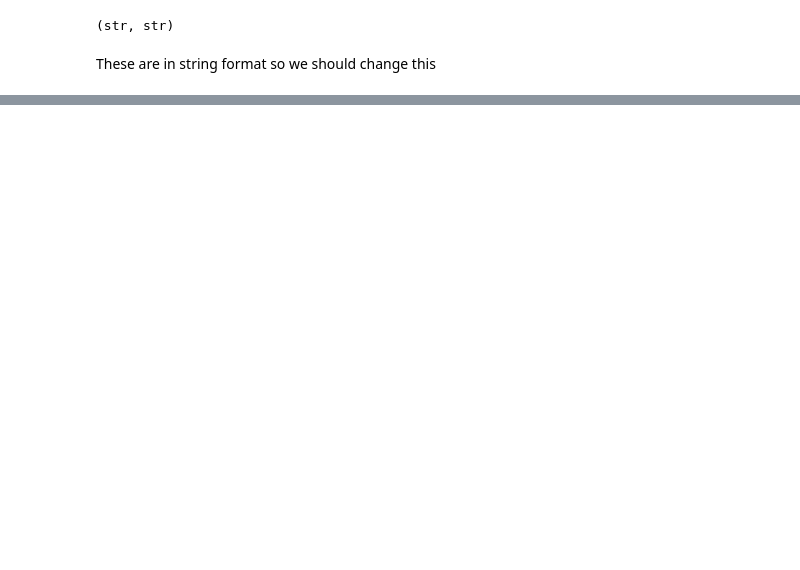
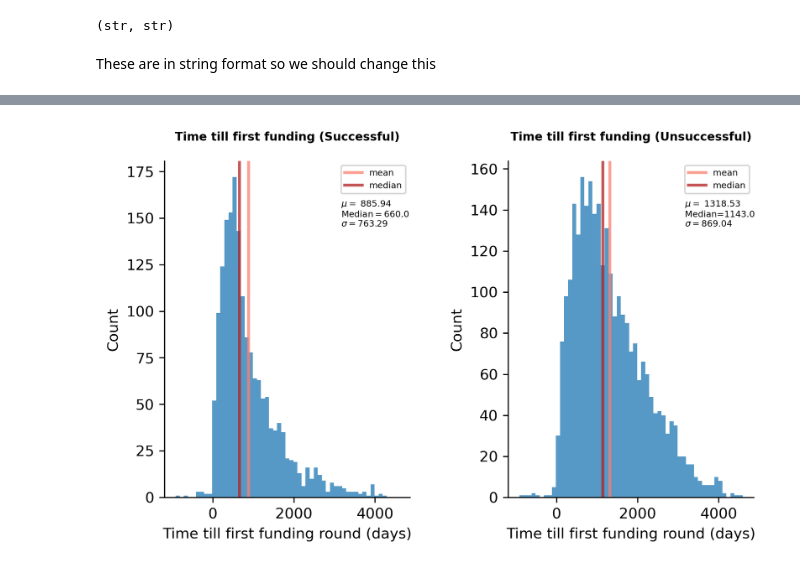
Before and after one commit to velapartners/moneyball-temporal-v1, a Jupyter notebook: feature_exploration.ipynb, the cells around one changed output, grey strips where cells are left out. Saved outputs shown, nothing was run; the diff lists cells and outputs as text; code cells hidden in the pictures; blank space fills up the shorter version.

Commit message:
made final plots for temporal feature exploarion

```diff
--- a/feature_exploration.ipynb
+++ b/feature_exploration.ipynb
@@ -279,0 +282,9 @@ Now we are ready to find the earliest founding date of each company
+# %%
+# we loop over all the uuids in our success column and get the earliest funding
+# we add this information to a new column in our pandas dataframe called 'earliest_funding'
+for i, row in df_company_success.iterrows():
+    df_company_success.loc[df_company_success['org_uuid'] == row['org_uuid'], 'earliest_funding'] = df_rounds_success.loc[df_rounds_success['org_uuid'] == row['org_uuid']]['round_created_at'].min()
+
+# do the same for unsuccessful companies
+for i, row in df_company_fail.iterrows():
+    df_company_fail.loc[df_company_fail['org_uuid'] == row['org_uuid'], 'earliest_funding'] = df_rounds_fail.loc[df_rounds_fail['org_uuid'] == row['org_uuid']]['round_created_at'].min()
@@ -279,0 +304,8 @@ Now we are ready to find the earliest founding date of each company
+# %%
+df_company_success['time_first_funding'] = df_company_success['earliest_funding'] - df_company_success['founded_on']
+df_company_fail['time_first_funding'] = df_company_fail['earliest_funding'] - df_company_fail['founded_on']
+
+# we will also add a normalised column
+min_max_scaler = preprocessing.MinMaxScaler()
+df_company_success['time_first_funding_normalised'] = min_max_scaler.fit_transform(df_company_success['time_first_funding'].dt.days.to_numpy().reshape(-1, 1))
+df_company_fail['time_first_funding_normalised'] = min_max_scaler.fit_transform(df_company_fail['time_first_funding'].dt.days.to_numpy().reshape(-1, 1))
@@ -279,0 +314,80 @@ Now we are ready to find the earliest founding date of each company
+# %%
+# Define figure
+fig, axes = plt.subplots(1, 2, figsize=(8, 4), dpi=300, facecolor='w')
+
+for i, ax in enumerate(axes.flatten()):
+
+    if (i % 2) == 0:
+
+        ax.hist(df_company_success['time_first_funding'].dt.days.to_numpy(),
+                bins=np.arange(df_company_fail['time_first_funding'].dt.days.min(), df_company_fail['time_first_funding'].dt.days.max(), 100),
+                alpha=0.75)
+
+        # add mean and median
+        mean        = np.round(np.nanmean(df_company_success['time_first_funding'].dt.days.to_numpy()),2)
+        median      = np.round(np.nanmedian(df_company_success['time_first_funding'].dt.days.to_numpy()),2)
+        sd          = np.round(np.nanstd(df_company_success['time_first_funding'].dt.days.to_numpy()),2)
+        mean_line   = ax.axvline(mean, color ='salmon', lw = 2, alpha = 0.75, label='mean')
+        median_line = ax.axvline(median, color ='firebrick', lw = 2, alpha = 0.75, label='median')
+
+        # make legend
+        ax.legend(handles=[mean_line, median_line], fontsize=6)
+
+        # make a second legend with mean, median, and sd
+        ax.annotate('$\mu=$ %s\nMedian$=$%s \n$\sigma=$%s' % (mean,median,sd),
+                    xy=(.72, .8),
+                    xycoords='axes fraction',
+                    fontsize=6,
+                    horizontalalignment='left',
+                    verticalalignment='bottom')
+
+        # Hide the right and top spines
+        ax.spines.right.set_visible(False)
+        ax.spines.top.set_visible(False)
+
+        # make the labels
+        ax.set_xlabel("Time till first funding round (days)")
+        ax.set_ylabel("Count")
+        ax.set_title('Time till first funding (Successful)', fontweight='bold', fontsize=8, pad=14)
+
+    else:
+
+        ax.hist(df_company_fail['time_first_funding'].dt.days.to_numpy(),
+                bins=np.arange(df_company_fail['time_first_funding'].dt.days.min(), df_company_fail['time_first_funding'].dt.days.max(), 100),
+                alpha=0.75)
+
+        # add mean and median
+        mean        = np.round(np.nanmean(df_company_fail['time_first_funding'].dt.days.to_numpy()),2)
+        median      = np.round(np.nanmedian(df_company_fail['time_first_funding'].dt.days.to_numpy()),2)
+        sd          = np.round(np.nanstd(df_company_fail['time_first_funding'].dt.days.to_numpy()), 2)
+        mean_line   = ax.axvline(mean, color ='salmon', lw = 2, alpha = 0.75, label='mean ')
+        median_line = ax.axvline(median, color ='firebrick', lw = 2, alpha = 0.75, label='median')
+
+        # make legend
+        ax.legend(handles=[mean_line, median_line], fontsize=6)
+        # make a second legend with mean, median, and sd
+        ax.annotate('$\mu=$ %s\nMedian=%s \n$\sigma=%s$' % (mean,median,sd),
+                    xy=(.72, .8),
+                    xycoords='axes fraction',
+                    fontsize=6,
+                    horizontalalignment='left',
+                    verticalalignment='bottom')
+
+        # Hide the right and top spines
+        ax.spines.right.set_visible(False)
+        ax.spines.top.set_visible(False)
+
+        # make the labels
+        ax.set_xlabel("Time till first funding round (days)")
+        ax.set_ylabel("Count")
+        ax.set_title( 'Time till first funding (Unsuccessful)', fontweight='bold', fontsize=8, pad=14)
+
+# set the spacing between subplots
+plt.subplots_adjust(left=0.1,
+                    bottom=0.1,
+                    right=0.8,
+                    top=0.9,
+                    wspace=0.4,
+                    hspace=0.5)
+# %% [output]
+[figure, added]
```
Also changed, not shown: parts of 26 cells of this notebook, 1 other file.
